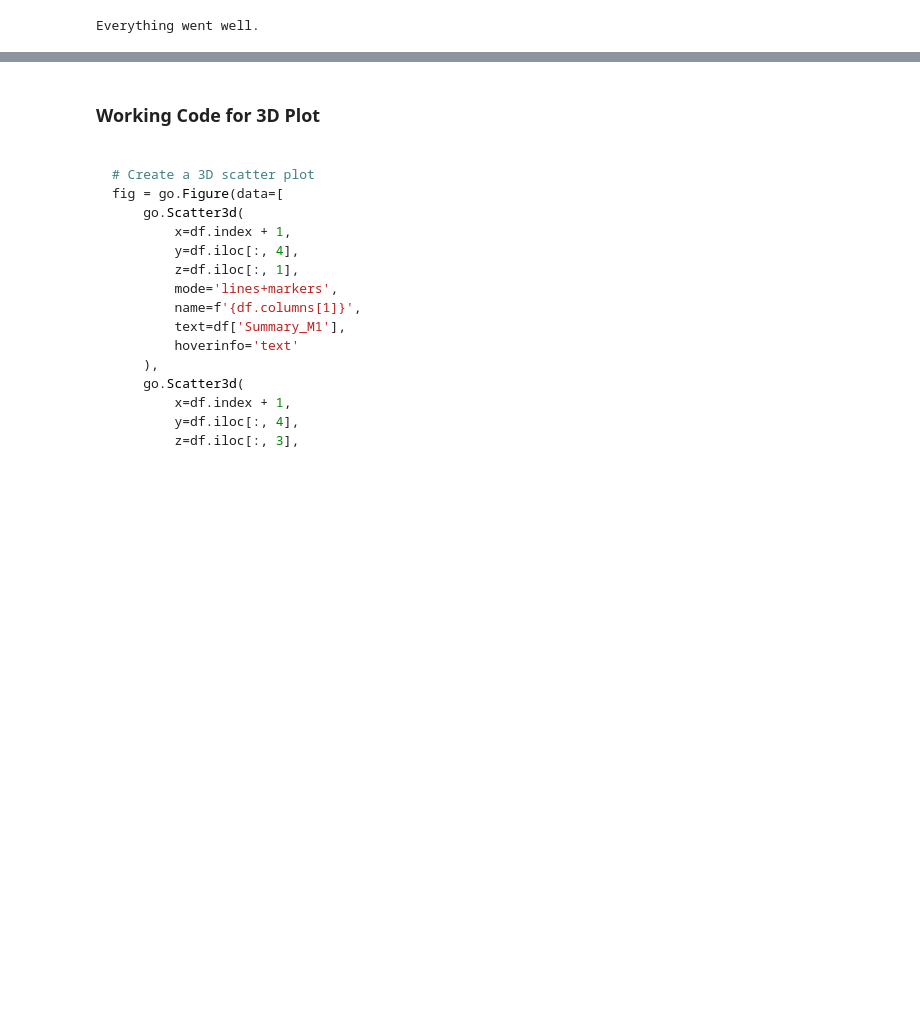
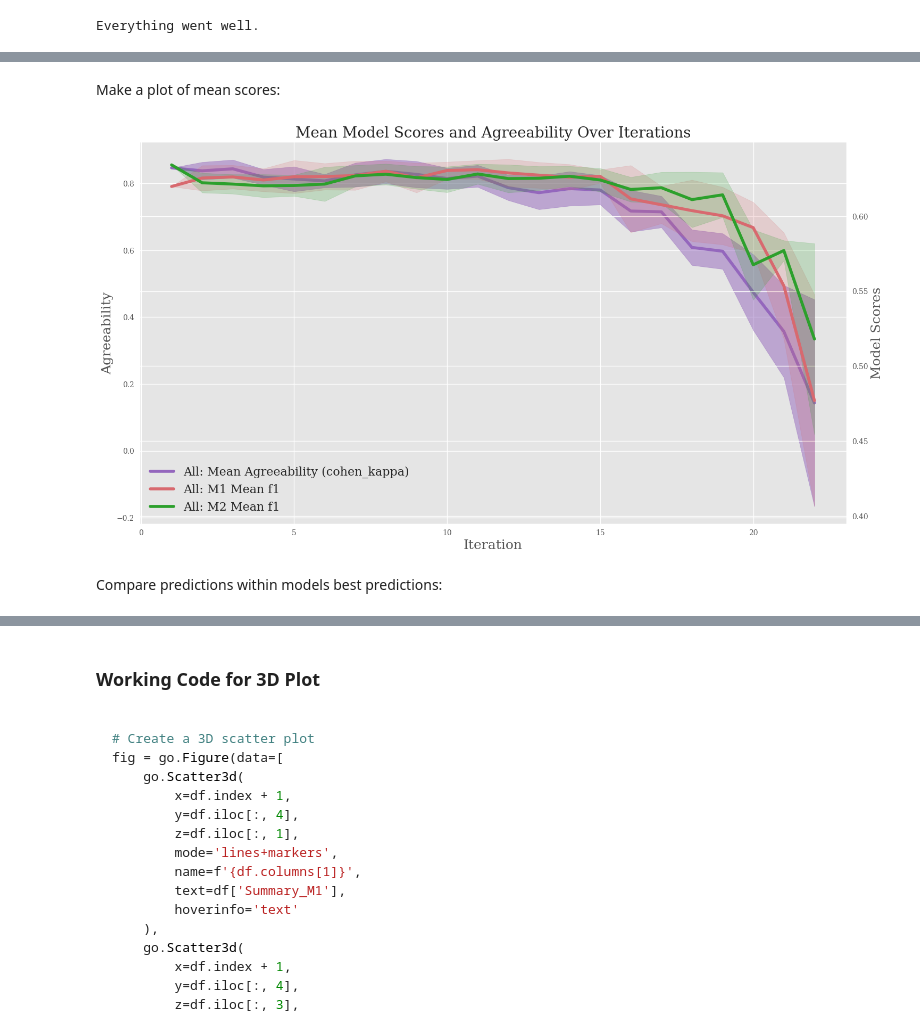
Before and after one commit to anasashb/aliceHU, a Jupyter notebook: customer_churn_test.ipynb, the cells around one changed output, grey strips where cells are left out. Drawn from its saved outputs; the diff is of its cells as text; code cells hidden in the pictures; blank space fills up the shorter version.

```diff
--- a/customer_churn_test.ipynb
+++ b/customer_churn_test.ipynb
@@ -886,0 +430,8 @@ plt.show()
+# %% [markdown]
+Make a plot of mean scores:
+# %%
+mlp_logit.plot_all()
+# %% [output]
+[figure, added]
+# %% [markdown]
+Compare predictions within models best predictions:
```
Also changed, not shown: parts of 136 cells of this notebook, 31 other files.
